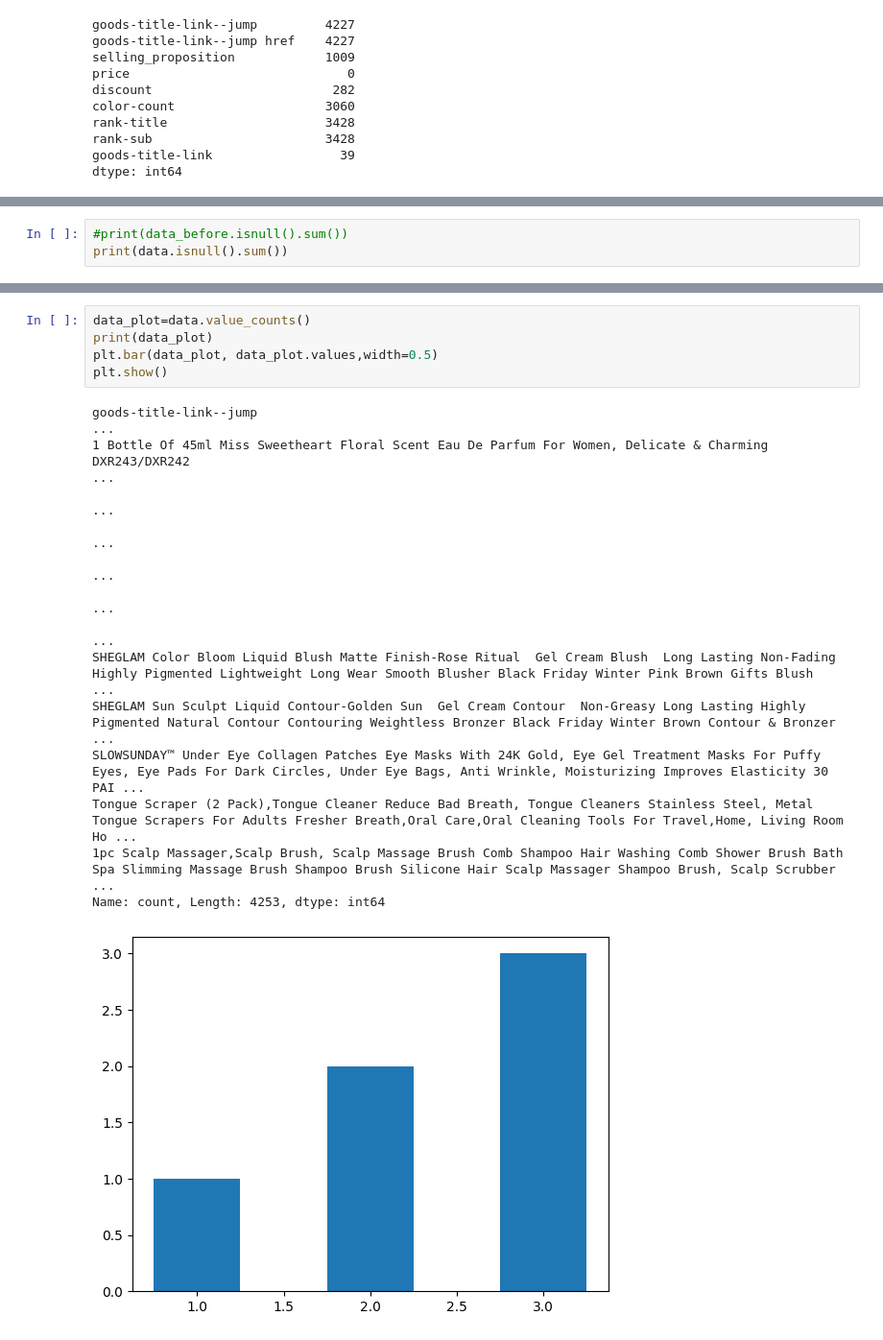
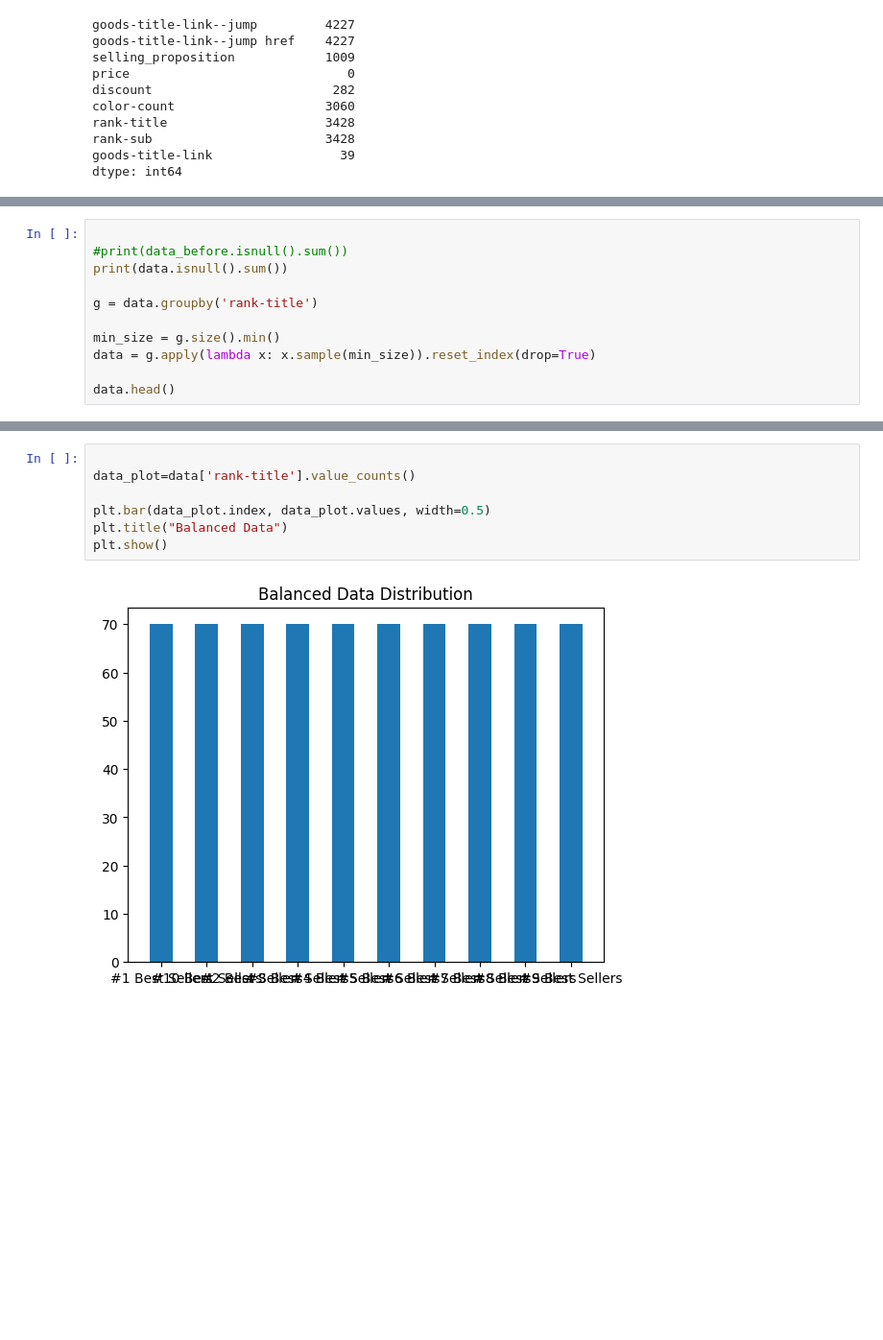
Before and after one commit to faizan09711-bit/Intern, a Jupyter notebook: task#01/messydatacleaning.ipynb, the cells around one changed output, grey strips where cells are left out. Shown at 96% size. Drawn from its saved outputs; the diff is of its cells as text; blank space fills up the shorter version.

```diff
--- a/task#01/messydatacleaning.ipynb
+++ b/task#01/messydatacleaning.ipynb
@@ -97,8 +97,16 @@ data2.head()
 | 3 | NaN | NaN | NaN | 5Ml Bottom Refillable Perfume Bot... | https://us.shein.com/5Ml-Bottom-R... | ... |
 | 4 | #2 Best Sellers | in Brushes Sets | NaN | 12pcs Multi-Functional Makeup Bru... | https://us.shein.com/12pcs-Multi-... | ... |
 # %%
+
 #print(data_before.isnull().sum())
 print(data.isnull().sum())
+
+g = data.groupby('rank-title')
+
+min_size = g.size().min()
+data = g.apply(lambda x: x.sample(min_size)).reset_index(drop=True)
+
+data.head()
 # %% [output]
 goods-title-link--jump         0
 goods-title-link--jump href    0
@@ -133,20 +141,9 @@ Name: count, Length: 4253, dtype: int64
 # %%
-data_plot=data.value_counts()
-print(data_plot)
-plt.bar(data_plot, data_plot.values,width=0.5)
+
+data_plot=data['rank-title'].value_counts()
+
+plt.bar(data_plot.index, data_plot.values, width=0.5)
+plt.title("Balanced Data")
 plt.show()
 # %% [output]
-goods-title-link--jump                                                                                                                                                                                   ...
-1 Bottle Of 45ml Miss Sweetheart Floral Scent Eau De Parfum For Women, Delicate & Charming DXR243/DXR242                                                                                                 ...
-                                                                                                                                                                                                         ...
-                                                                                                                                                                                                         ...
-                                                                                                                                                                                                         ...
-                                                                                                                                                                                                         ...
-                                                                                                                                                                                                         ...
-SHEGLAM Color Bloom Liquid Blush Matte Finish-Rose Ritual  Gel Cream Blush  Long Lasting Non-Fading Highly Pigmented Lightweight Long Wear Smooth Blusher Black Friday Winter Pink Brown Gifts Blush     ...
-SHEGLAM Sun Sculpt Liquid Contour-Golden Sun  Gel Cream Contour  Non-Greasy Long Lasting Highly Pigmented Natural Contour Contouring Weightless Bronzer Black Friday Winter Brown Contour & Bronzer      ...
-SLOWSUNDAY™ Under Eye Collagen Patches Eye Masks With 24K Gold, Eye Gel Treatment Masks For Puffy Eyes, Eye Pads For Dark Circles, Under Eye Bags, Anti Wrinkle, Moisturizing Improves Elasticity 30 PAI ...
-Tongue Scraper (2 Pack),Tongue Cleaner Reduce Bad Breath, Tongue Cleaners Stainless Steel, Metal Tongue Scrapers For Adults Fresher Breath,Oral Care,Oral Cleaning Tools For Travel,Home, Living Room Ho ...
-1pc Scalp Massager,Scalp Brush, Scalp Massage Brush Comb Shampoo Hair Washing Comb Shower Brush Bath Spa Slimming Massage Brush Shampoo Brush Silicone Hair Scalp Massager Shampoo Brush, Scalp Scrubber ...
-Name: count, Length: 4253, dtype: int64
-[figure, old version]
+[figure, new version]
```
Also changed, not shown: parts of 3 cells of this notebook.
